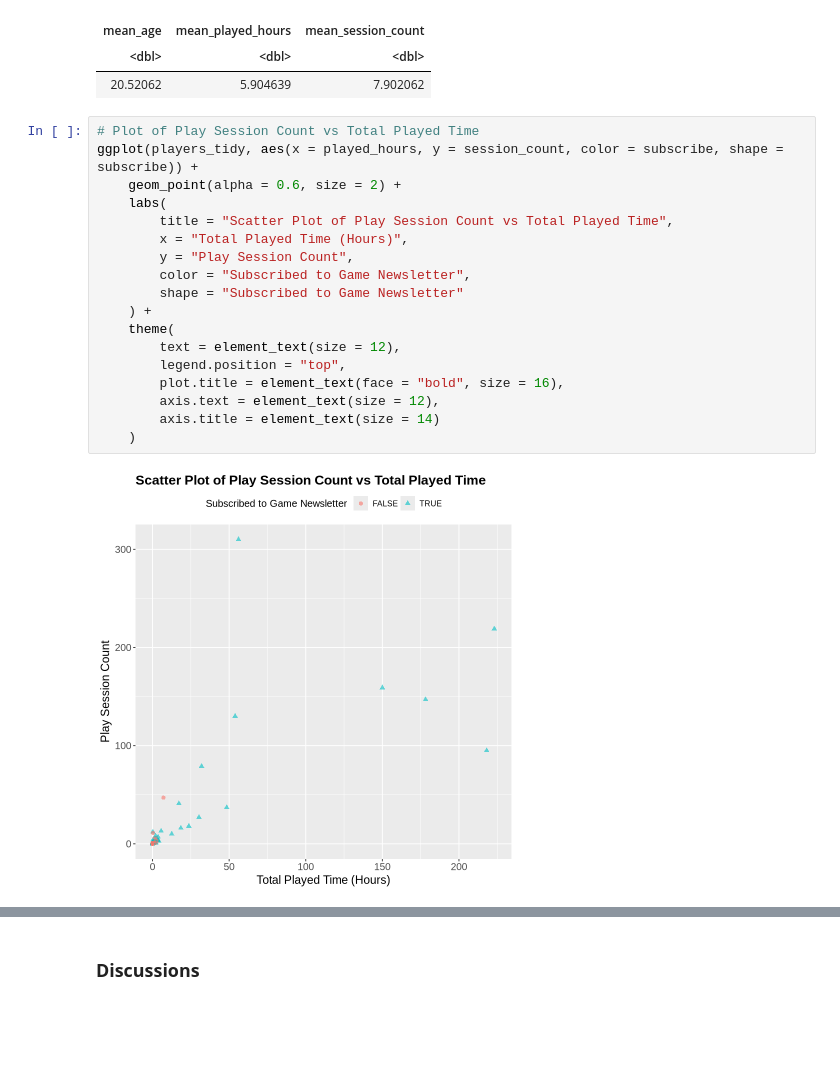
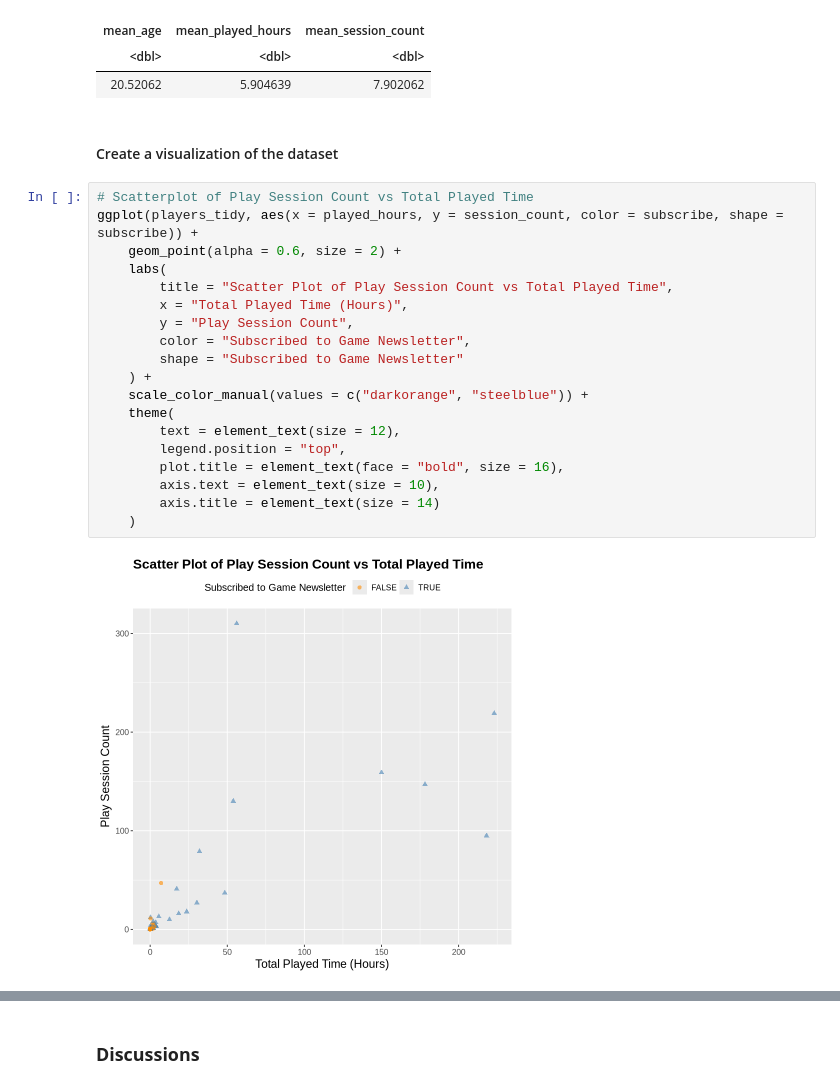
Before and after one commit to jane-wang-42/dsci100-project-group10, a Jupyter notebook: dsci100-project-group10.ipynb, the cells around one changed output, grey strips where cells are left out. Drawn from its saved outputs; the diff is of its cells as text; blank space fills up the shorter version.

```diff
--- a/dsci100-project-group10.ipynb
+++ b/dsci100-project-group10.ipynb
@@ -125,23 +130,26 @@ A tibble: 1 × 3
 | mean_age | mean_played_hours | mean_session_count |
 | <dbl> | <dbl> | <dbl> |
 | 20.52062 | 5.904639 | 7.902062 |
+# %% [markdown]
+#### Create a visualization of the dataset
 # %%
-# Plot of Play Session Count vs Total Played Time
+# Scatterplot of Play Session Count vs Total Played Time
 ggplot(players_tidy, aes(x = played_hours, y = session_count, color = subscribe, shape = subscribe)) +
     geom_point(alpha = 0.6, size = 2) +
     labs(
         title = "Scatter Plot of Play Session Count vs Total Played Time",
         x = "Total Played Time (Hours)",
         y = "Play Session Count",
         color = "Subscribed to Game Newsletter",
         shape = "Subscribed to Game Newsletter"
     ) +
+    scale_color_manual(values = c("darkorange", "steelblue")) +
     theme(
         text = element_text(size = 12),
         legend.position = "top",
         plot.title = element_text(face = "bold", size = 16),
-        axis.text = element_text(size = 12),
+        axis.text = element_text(size = 10),
         axis.title = element_text(size = 14)
     )
 # %% [output]
-[figure, old version]
+[figure, new version]
```
Also changed, not shown: parts of 7 cells of this notebook.
